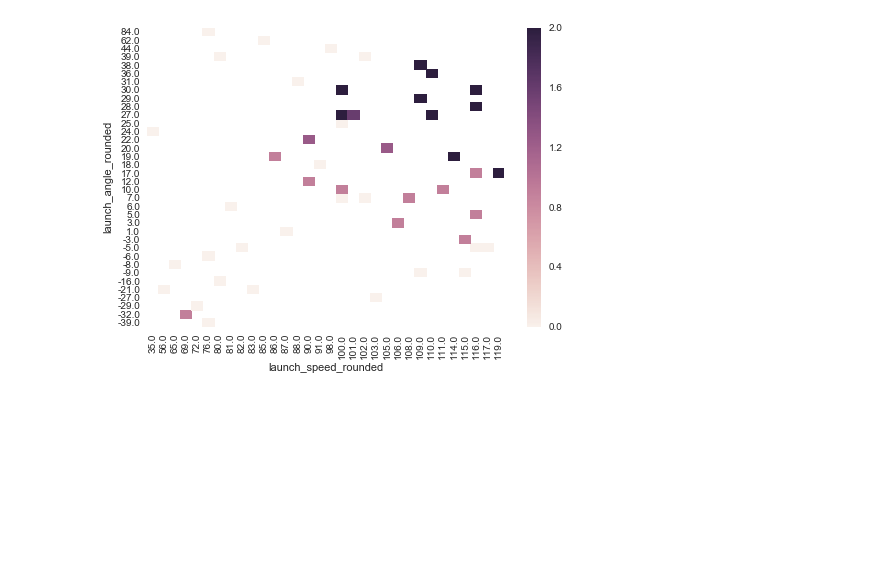
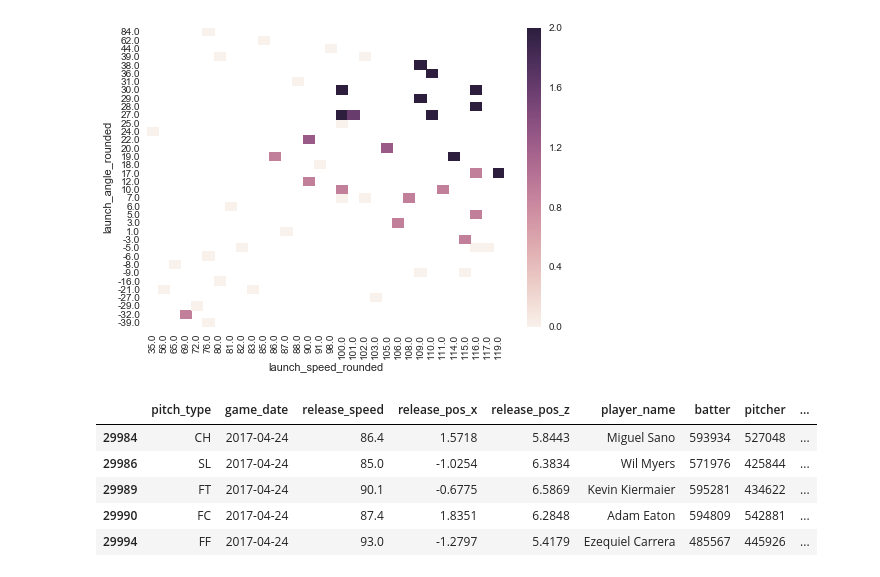
Before and after one commit to rlucioni/statcast, a Jupyter notebook: statcast/statcast.ipynb, the cells around one changed output. Drawn from its saved outputs; the diff is of its cells as text; code cells hidden in the pictures; blank space fills up the shorter version.

Commit message:
Dropping rows with a missing wOBA value

```diff
--- a/statcast/statcast.ipynb
+++ b/statcast/statcast.ipynb
@@ -195,3 +191,14 @@ woba_df = woba_df.sort_index(ascending=False)
 ax = seaborn.heatmap(woba_df)
 # %% [output]
 [figure]
+# %%
+defined_woba_df = pandas.read_csv('data/batters.csv', na_values={'woba_value': 'null'})
+defined_woba_df = defined_woba_df.dropna(subset=['woba_value'])
+defined_woba_df.tail()
+# %% [output]
+|  | pitch_type | game_date | release_speed | release_pos_x | release_pos_z | player_name | batter | pitcher | ... |
+| 29984 | CH | 2017-04-24 | 86.4 | 1.5718 | 5.8443 | Miguel Sano | 593934 | 527048 | ... |
+| 29986 | SL | 2017-04-24 | 85.0 | -1.0254 | 6.3834 | Wil Myers | 571976 | 425844 | ... |
+| 29989 | FT | 2017-04-24 | 90.1 | -0.6775 | 6.5869 | Kevin Kiermaier | 595281 | 434622 | ... |
+| 29990 | FC | 2017-04-24 | 87.4 | 1.8351 | 6.2848 | Adam Eaton | 594809 | 542881 | ... |
+| 29994 | FF | 2017-04-24 | 93.0 | -1.2797 | 5.4179 | Ezequiel Carrera | 485567 | 445926 | ... |
```
Also changed, not shown: parts of 6 cells of this notebook.
